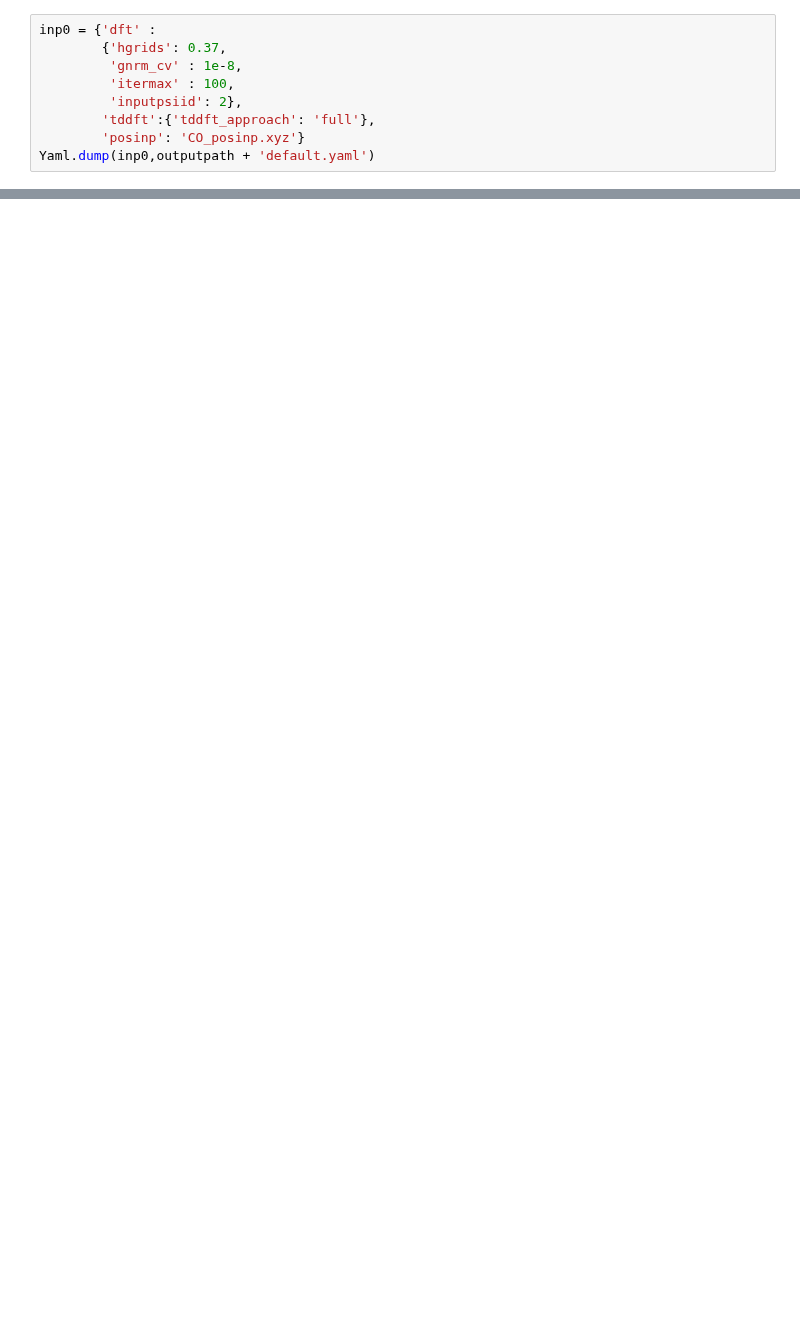
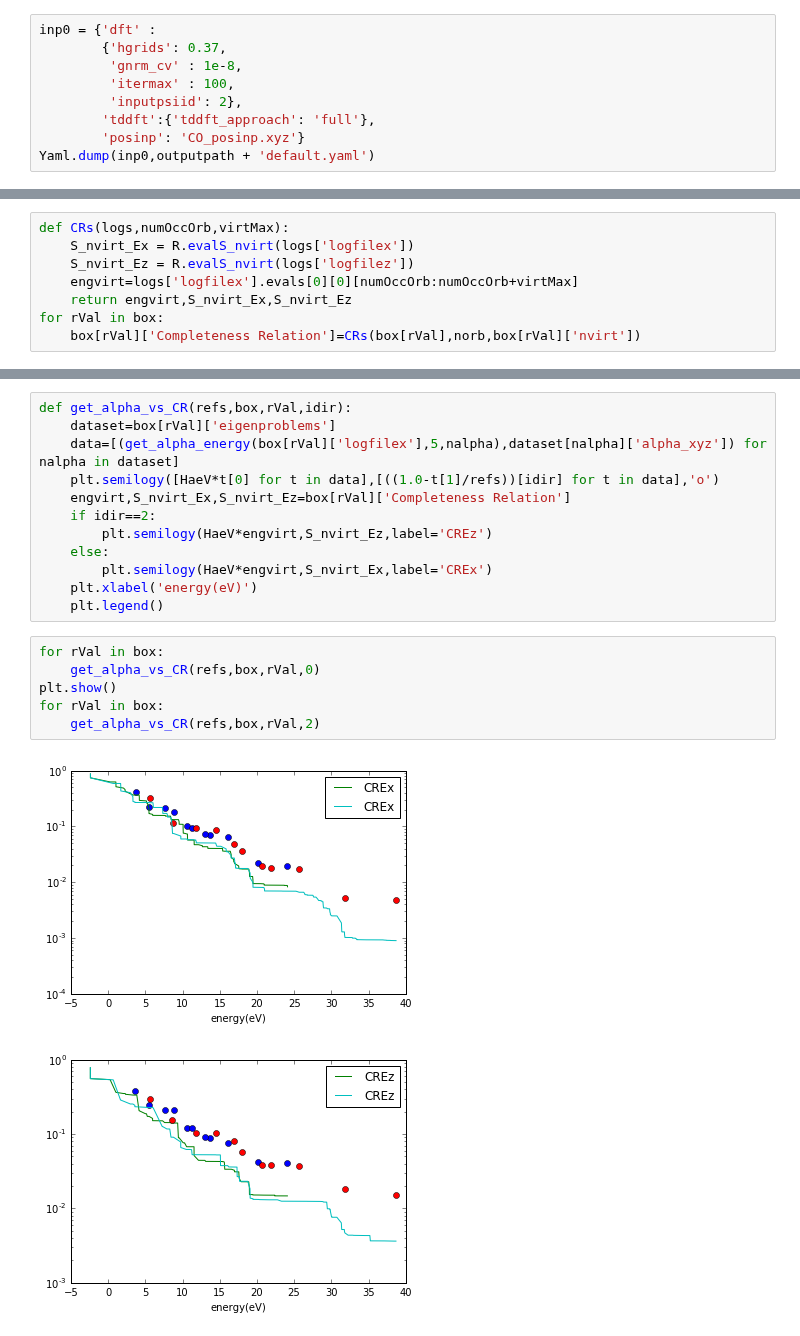
Before and after one commit to luigigenovese/KPM-nb, a Jupyter notebook: POLARIZABILITY/CO/free-bc/Linear_Response_Dynamical_Polarizability.ipynb, the cells around one changed output, grey strips where cells are left out. Drawn from its saved outputs; the diff is of its cells as text; blank space fills up the shorter version.

```diff
--- a/POLARIZABILITY/CO/free-bc/Linear_Response_Dynamical_Polarizability.ipynb
+++ b/POLARIZABILITY/CO/free-bc/Linear_Response_Dynamical_Polarizability.ipynb
@@ -183,0 +227,8 @@ Write spectrum data for rmult =  9.0
+# %%
+def CRs(logs,numOccOrb,virtMax):
+    S_nvirt_Ex = R.evalS_nvirt(logs['logfilex'])
+    S_nvirt_Ez = R.evalS_nvirt(logs['logfilez'])
+    engvirt=logs['logfilex'].evals[0][0][numOccOrb:numOccOrb+virtMax]
+    return engvirt,S_nvirt_Ex,S_nvirt_Ez
+for rVal in box:
+    box[rVal]['Completeness Relation']=CRs(box[rVal],norb,box[rVal]['nvirt'])
@@ -183,0 +244,21 @@ Write spectrum data for rmult =  9.0
+# %%
+def get_alpha_vs_CR(refs,box,rVal,idir):
+    dataset=box[rVal]['eigenproblems']
+    data=[(get_alpha_energy(box[rVal]['logfilex'],5,nalpha),dataset[nalpha]['alpha_xyz']) for nalpha in dataset]
+    plt.semilogy([HaeV*t[0] for t in data],[((1.0-t[1]/refs))[idir] for t in data],'o')
+    engvirt,S_nvirt_Ex,S_nvirt_Ez=box[rVal]['Completeness Relation']
+    if idir==2:
+        plt.semilogy(HaeV*engvirt,S_nvirt_Ez,label='CREz')
+    else:
+        plt.semilogy(HaeV*engvirt,S_nvirt_Ex,label='CREx')
+    plt.xlabel('energy(eV)')
+    plt.legend()
+# %%
+for rVal in box:
+    get_alpha_vs_CR(refs,box,rVal,0)
+plt.show()
+for rVal in box:
+    get_alpha_vs_CR(refs,box,rVal,2)
+# %% [output]
+[figure, added]
+[figure, added]
```
Also changed, not shown: parts of 84 cells of this notebook, 2 other files.
